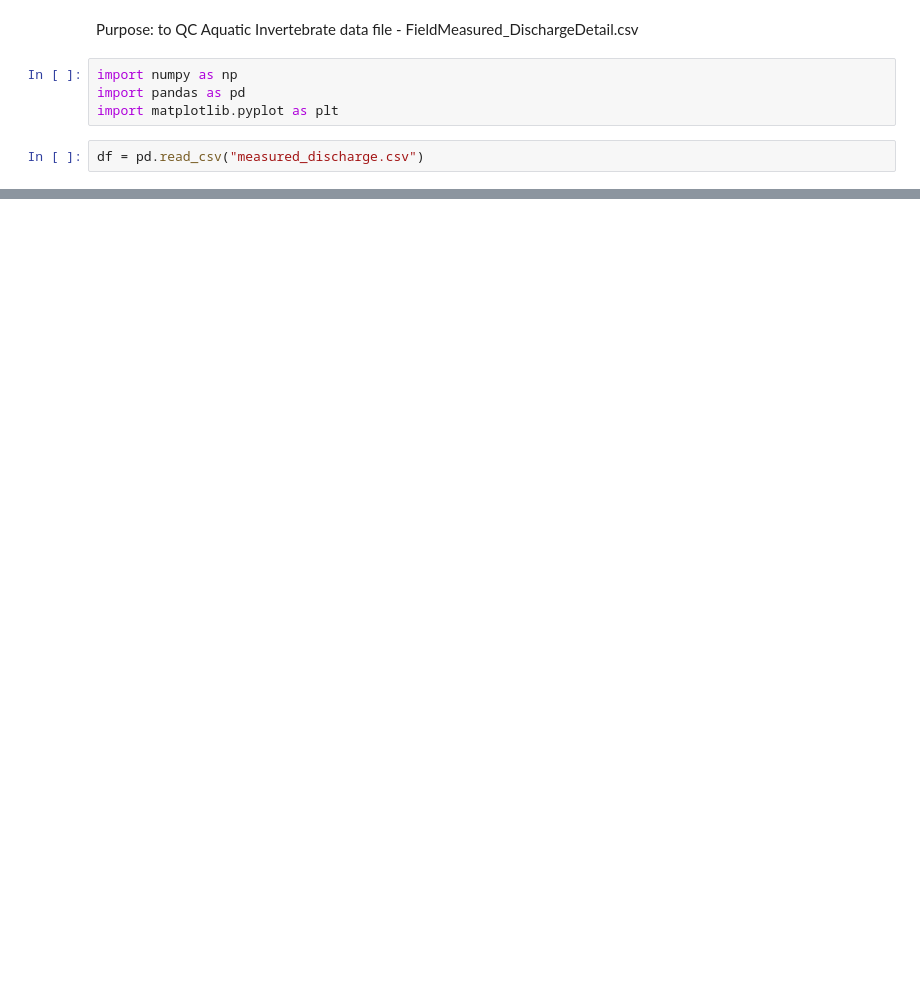
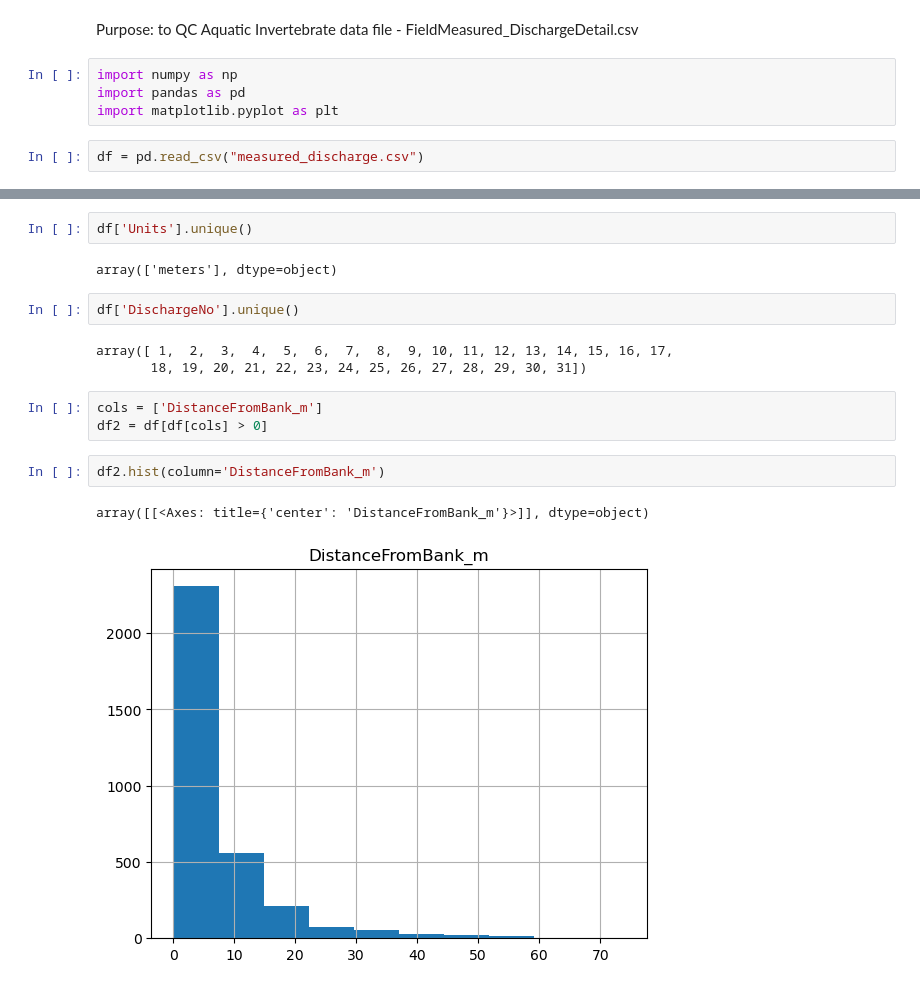
Before and after one commit to HeartlandNetwork/HTLN-data-packages, a Jupyter notebook: aqinvert/src/measured_discharge.ipynb, the cells around one changed output, grey strips where cells are left out. Drawn from its saved outputs; the diff is of its cells as text; blank space fills up the shorter version.

```diff
--- a/aqinvert/src/measured_discharge.ipynb
+++ b/aqinvert/src/measured_discharge.ipynb
@@ -32,0 +173,17 @@ array(['Buffalo National River', 'Effigy Mounds NM',
+# %%
+df['Units'].unique()
+# %% [output]
+array(['meters'], dtype=object)
+# %%
+df['DischargeNo'].unique()
+# %% [output]
+array([ 1,  2,  3,  4,  5,  6,  7,  8,  9, 10, 11, 12, 13, 14, 15, 16, 17,
+       18, 19, 20, 21, 22, 23, 24, 25, 26, 27, 28, 29, 30, 31])
+# %%
+cols = ['DistanceFromBank_m']
+df2 = df[df[cols] > 0]
+# %%
+df2.hist(column='DistanceFromBank_m')
+# %% [output]
+array([[<Axes: title={'center': 'DistanceFromBank_m'}>]], dtype=object)
+[figure, added]
```
Also changed, not shown: parts of 16 cells of this notebook, 9 other files.
